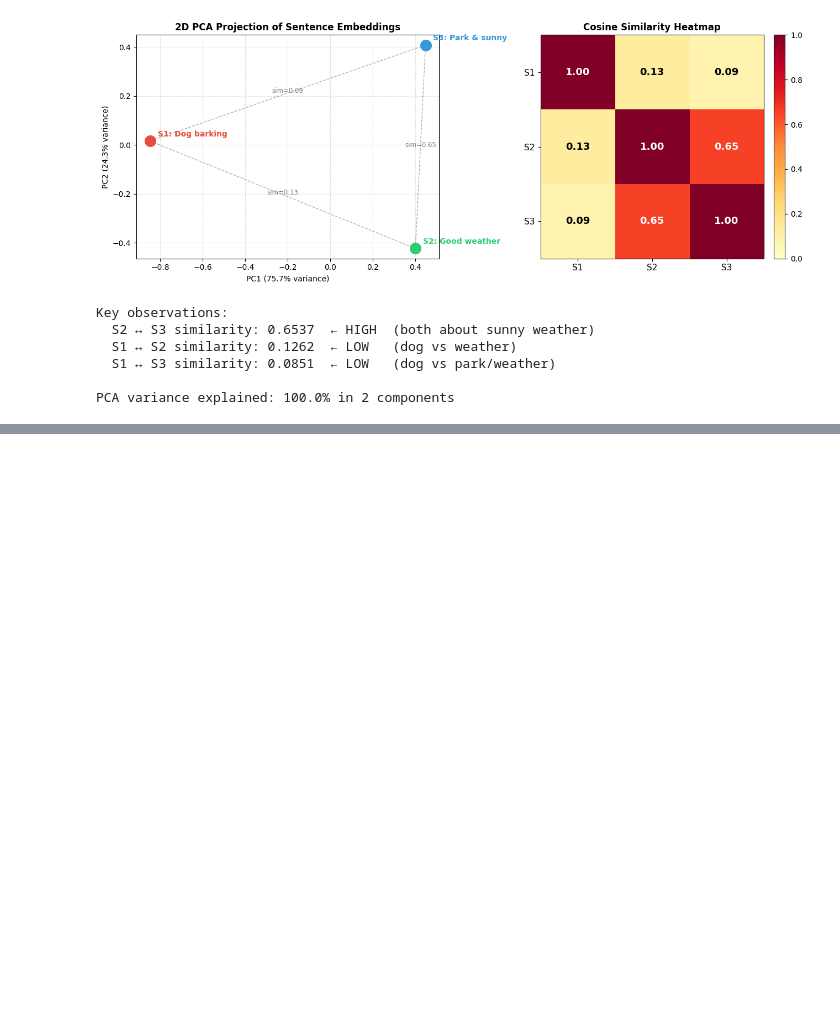
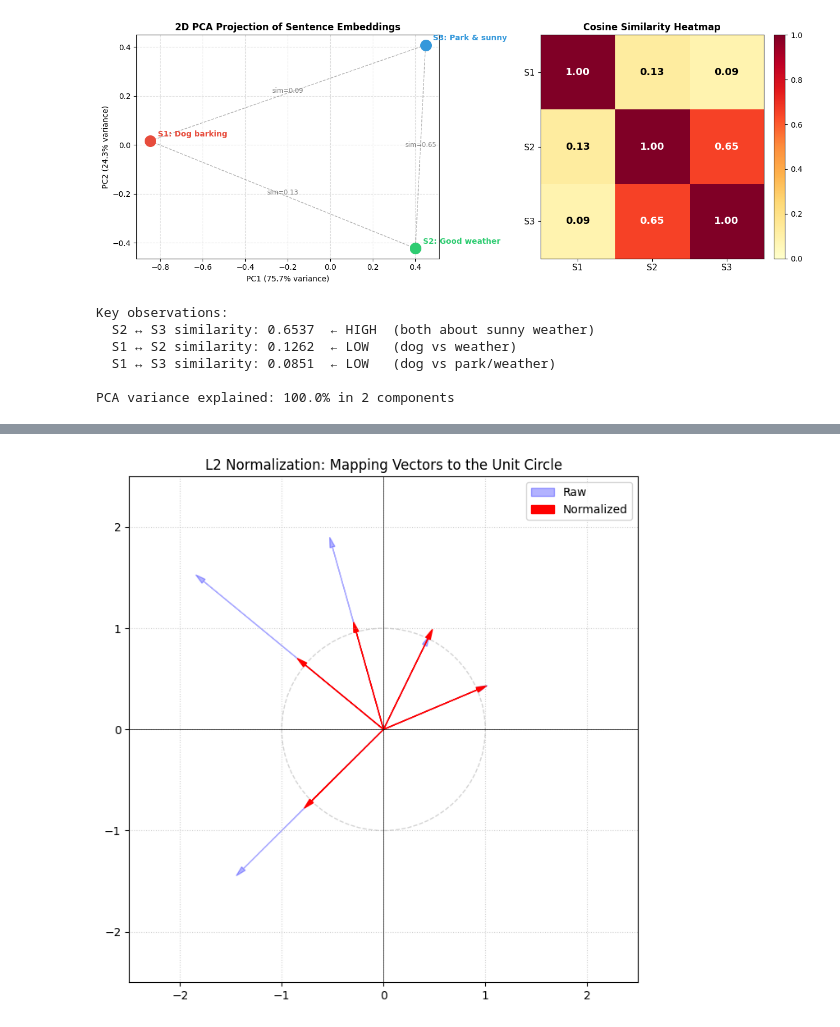
Before and after one commit to NavneetSinghArora/AI-From-Scratch, a Jupyter notebook: src/vector-embeddings.ipynb, the cells around one changed output, grey strips where cells are left out. Saved outputs shown, nothing was run; the diff lists cells and outputs as text; code cells hidden in the pictures; blank space fills up the shorter version.

```diff
--- a/src/vector-embeddings.ipynb
+++ b/src/vector-embeddings.ipynb
@@ -214,0 +241,34 @@ PCA variance explained: 100.0% in 2 components
+# %%
+# Create 5 random 2D vectors
+np.random.seed(42)
+raw_vectors = np.random.uniform(-2, 2, (5, 2))
+
+# Normalize them
+norms = np.linalg.norm(raw_vectors, axis=1, keepdims=True)
+normalized_vectors = raw_vectors / norms
+
+# Plotting
+plt.figure(figsize=(8, 8))
+
+# Draw Unit Circle
+circle = plt.Circle((0, 0), 1, color='lightgray', fill=False, linestyle='--')
+plt.gca().add_patch(circle)
+
+# Plot Raw Vectors (Dashed arrows)
+for i, v in enumerate(raw_vectors):
+    plt.arrow(0, 0, v[0], v[1], head_width=0.05, head_length=0.1, fc='blue', ec='blue', alpha=0.3, label='Raw' if i == 0 else "")
+
+# Plot Normalized Vectors (Solid arrows)
+for i, v in enumerate(normalized_vectors):
+    plt.arrow(0, 0, v[0], v[1], head_width=0.05, head_length=0.1, fc='red', ec='red', label='Normalized' if i == 0 else "")
+
+plt.xlim(-2.5, 2.5)
+plt.ylim(-2.5, 2.5)
+plt.axhline(0, color='black',linewidth=0.5)
+plt.axvline(0, color='black',linewidth=0.5)
+plt.grid(True, linestyle=':', alpha=0.6)
+plt.legend()
+plt.title("L2 Normalization: Mapping Vectors to the Unit Circle")
+plt.show()
+# %% [output]
+[figure, added]
```
Also changed, not shown: parts of 9 cells of this notebook, 2 other files.
